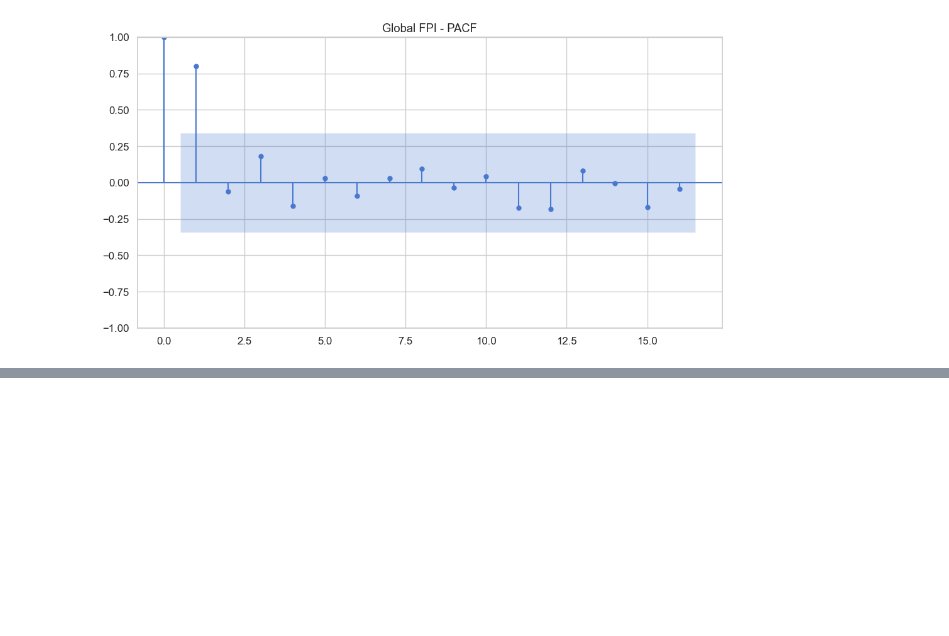
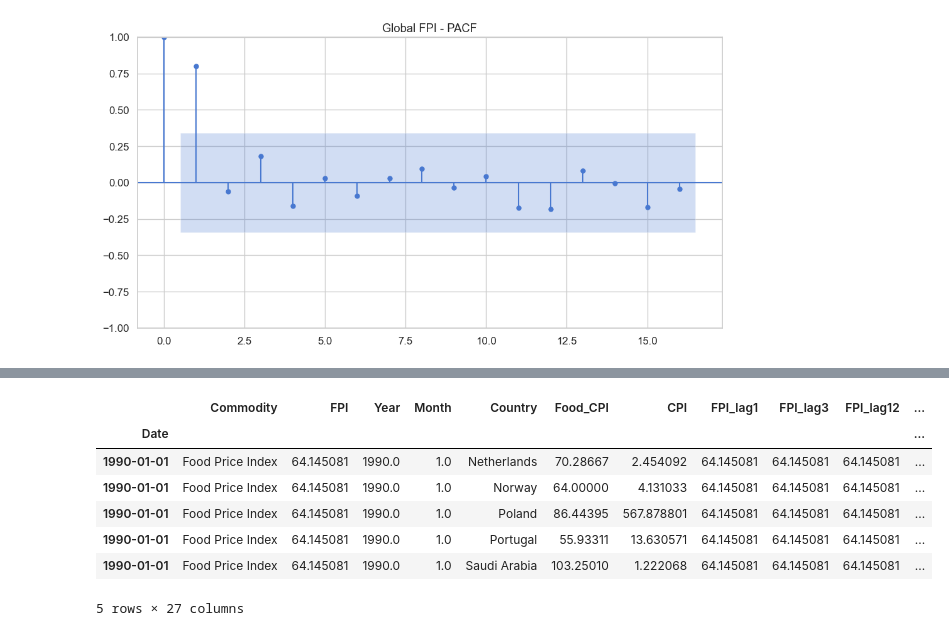
Before and after one commit to j-o-y-14/FOOD_PRICE_MONITOR, a Jupyter notebook: food.ipynb, the cells around one changed output, grey strips where cells are left out. Drawn from its saved outputs; the diff is of its cells as text; code cells hidden in the pictures; blank space fills up the shorter version.

```diff
--- a/food.ipynb
+++ b/food.ipynb
@@ -467,0 +637,7 @@ plt.show()
+# %%
+# Lag features
+
+lags = [1, 3, 6, 12]  # months
+for lag in lags:
+    ts_df[f'FPI_lag{lag}'] = ts_df['FPI'].shift(lag)
+    ts_df[f'Food_CPI_lag{lag}'] = ts_df['Food_CPI'].shift(lag)
@@ -467,0 +654,9 @@ plt.show()
+# %%
+# Rolling features (mean and std)
+
+windows = [3, 6, 12]  # months
+for window in windows:
+    ts_df[f'FPI_roll_mean_{window}'] = ts_df['FPI'].rolling(window=window).mean()
+    ts_df[f'FPI_roll_std_{window}'] = ts_df['FPI'].rolling(window=window).std()
+    ts_df[f'Food_CPI_roll_mean_{window}'] = ts_df['Food_CPI'].rolling(window=window).mean()
+    ts_df[f'Food_CPI_roll_std_{window}'] = ts_df['Food_CPI'].rolling(window=window).std()
@@ -467,0 +673,3 @@ plt.show()
+# %%
+# Drop rows with NaNs generated by lags/rolling
+ts_df = ts_df.dropna()
@@ -467,0 +716,12 @@ plt.show()
+# %%
+
+ts_df.head()
+# %% [output]
+|  | Commodity | FPI | Year | Month | Country | Food_CPI | CPI | FPI_lag1 | FPI_lag3 | FPI_lag12 | ... |
+| Date |  |  |  |  |  |  |  |  |  |  | ... |
+| 1990-01-01 | Food Price Index | 64.145081 | 1990.0 | 1.0 | Netherlands | 70.28667 | 2.454092 | 64.145081 | 64.145081 | 64.145081 | ... |
+| 1990-01-01 | Food Price Index | 64.145081 | 1990.0 | 1.0 | Norway | 64.00000 | 4.131033 | 64.145081 | 64.145081 | 64.145081 | ... |
+| 1990-01-01 | Food Price Index | 64.145081 | 1990.0 | 1.0 | Poland | 86.44395 | 567.878801 | 64.145081 | 64.145081 | 64.145081 | ... |
+| 1990-01-01 | Food Price Index | 64.145081 | 1990.0 | 1.0 | Portugal | 55.93311 | 13.630571 | 64.145081 | 64.145081 | 64.145081 | ... |
+| 1990-01-01 | Food Price Index | 64.145081 | 1990.0 | 1.0 | Saudi Arabia | 103.25010 | 1.222068 | 64.145081 | 64.145081 | 64.145081 | ... |
+5 rows × 27 columns
```
Also changed, not shown: parts of 26 cells of this notebook, 1 other file.
